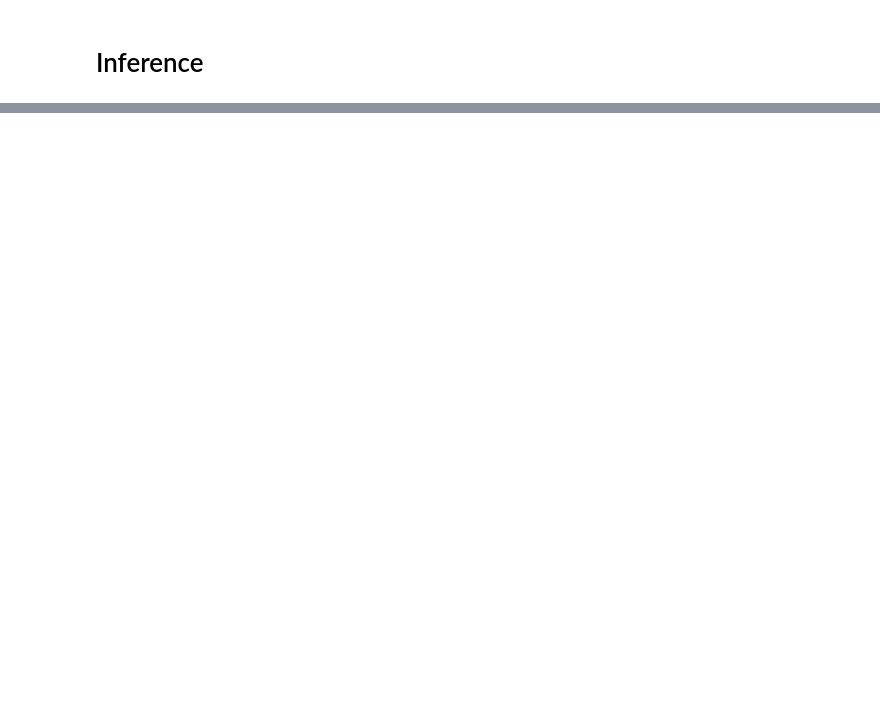
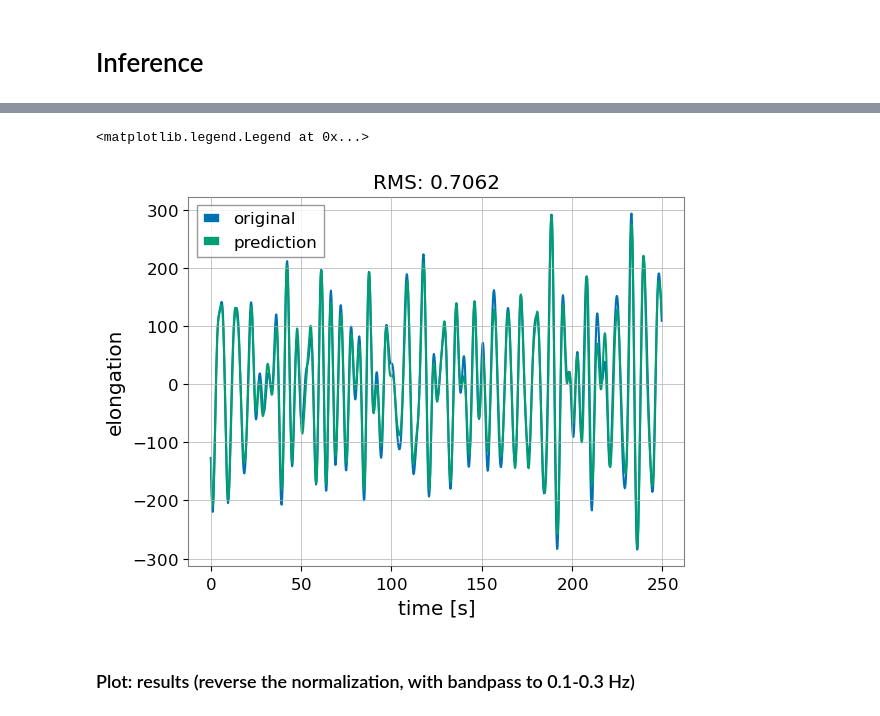
Before and after one commit to chreissel/ML4Seismic, a Jupyter notebook: StateSpaceModel.ipynb, the cells around one changed output, grey strips where cells are left out. Cells and saved outputs as stored; diff of their text form; code cells hidden in the pictures; blank space fills up the shorter version.

```diff
--- a/StateSpaceModel.ipynb
+++ b/StateSpaceModel.ipynb
@@ -366,0 +363,23 @@ NameError: name 'dc' is not defined
+# %%
+utils = np.load('data/utils_{}.npz'.format(time))
+mean = utils['mean']
+std = utils['std']
+
+# convert back to unit of target
+pred *= std[9].ravel()
+pred += mean[9].ravel()
+
+true = true*std[9].ravel()
+true += mean[9].ravel()
+# %%
+plt.plot(np.arange(0,1000/4.,1/4.), true[:1000], label='original', color='#0072B2')
+plt.plot(np.arange(0,1000/4.,1/4.), pred[:1000], label='prediction', color='#009E73')
+plt.title('RMS: %.4f' %(np.sqrt(np.mean((pred-true))**2)))
+plt.xlabel('time [s]')
+plt.ylabel('elongation')
+plt.legend()
+# %% [output]
+<matplotlib.legend.Legend at 0x...>
+[figure, added]
+# %% [markdown]
+### Plot: results (reverse the normalization, with bandpass to 0.1-0.3 Hz)
```
Also changed, not shown: parts of 28 cells of this notebook.
